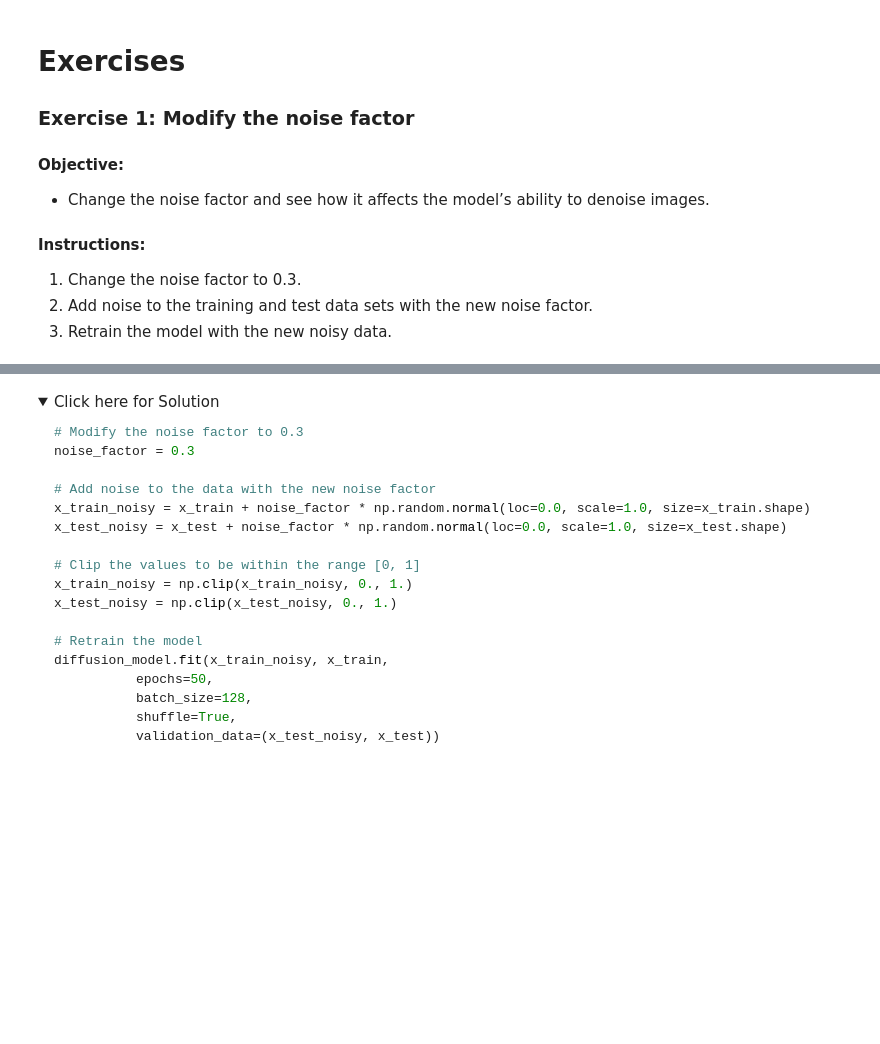
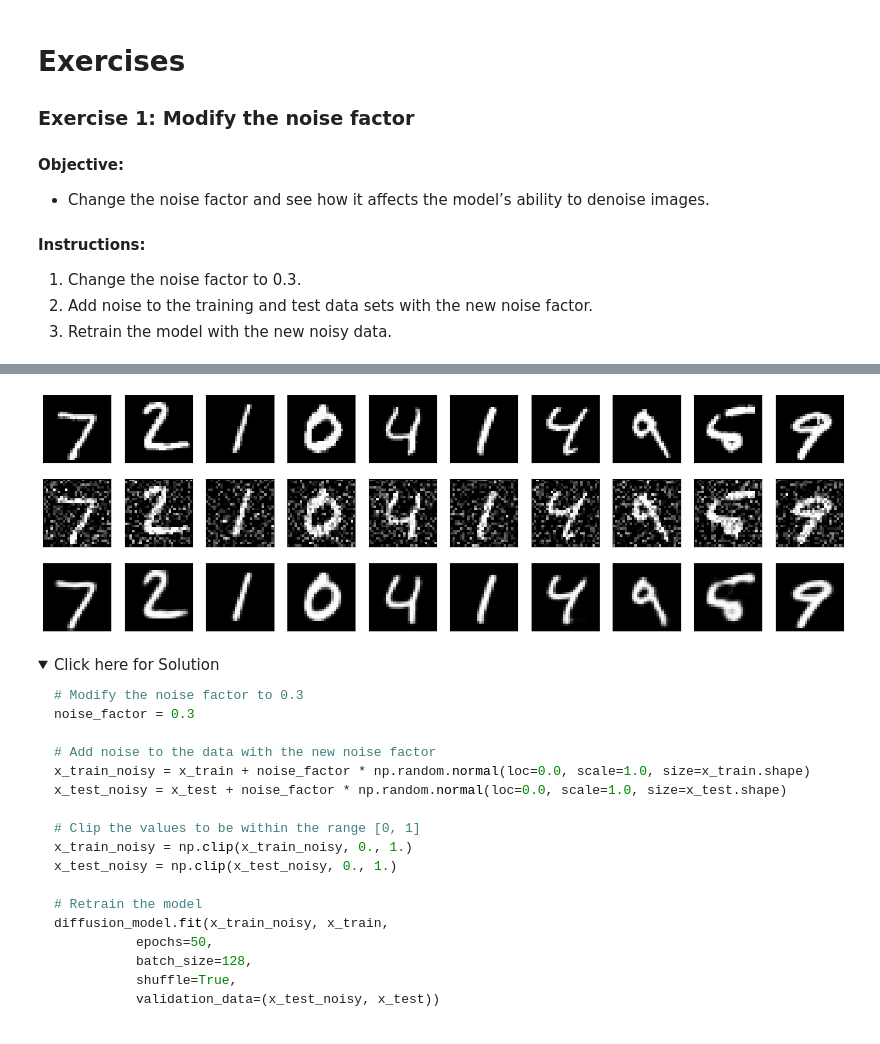
Before and after one commit to Temiloluwa-Oloye/Deep-Learning-with-Keras-and-TensorFlow, a Jupyter notebook: M04-Lab-Implementing-Diffusion-Models-v1.ipynb, the cells around one changed output, grey strips where cells are left out. Cells and saved outputs as stored; diff of their text form; code cells hidden in the pictures; folded sections open; blank space fills up the shorter version.

```diff
--- a/M04-Lab-Implementing-Diffusion-Models-v1.ipynb
+++ b/M04-Lab-Implementing-Diffusion-Models-v1.ipynb
@@ -251,7 +320,8 @@ diffusion_model.fit(x_train_noisy, x_train,
                     epochs=50,
                     batch_size=128,
                     shuffle=True,
-                    validation_data=(x_test_noisy, x_test))
+                    validation_data=(x_test_noisy, x_test),
+                    callbacks=[early_stopping])
 
 # Predict the denoised images
 denoised_images = diffusion_model.predict(x_test_noisy)
@@ -278,3 +348,4 @@ for i in range(n):
     ax.get_xaxis().set_visible(False)
     ax.get_yaxis().set_visible(False)
 plt.show()
+# %% [output]
@@ -281,3 +369,4 @@ plt.show()
+[figure, added]
 # %% [markdown]
 <details>
     <summary>Click here for Solution</summary>
```
Also changed, not shown: parts of 9 cells of this notebook.
